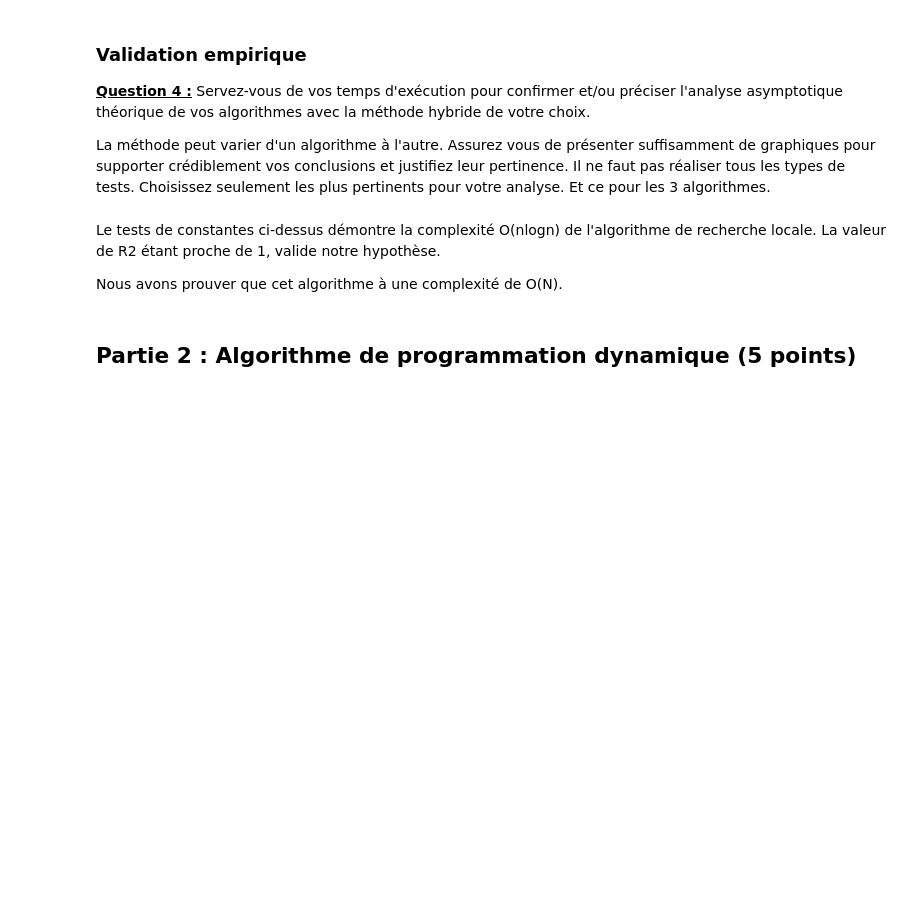
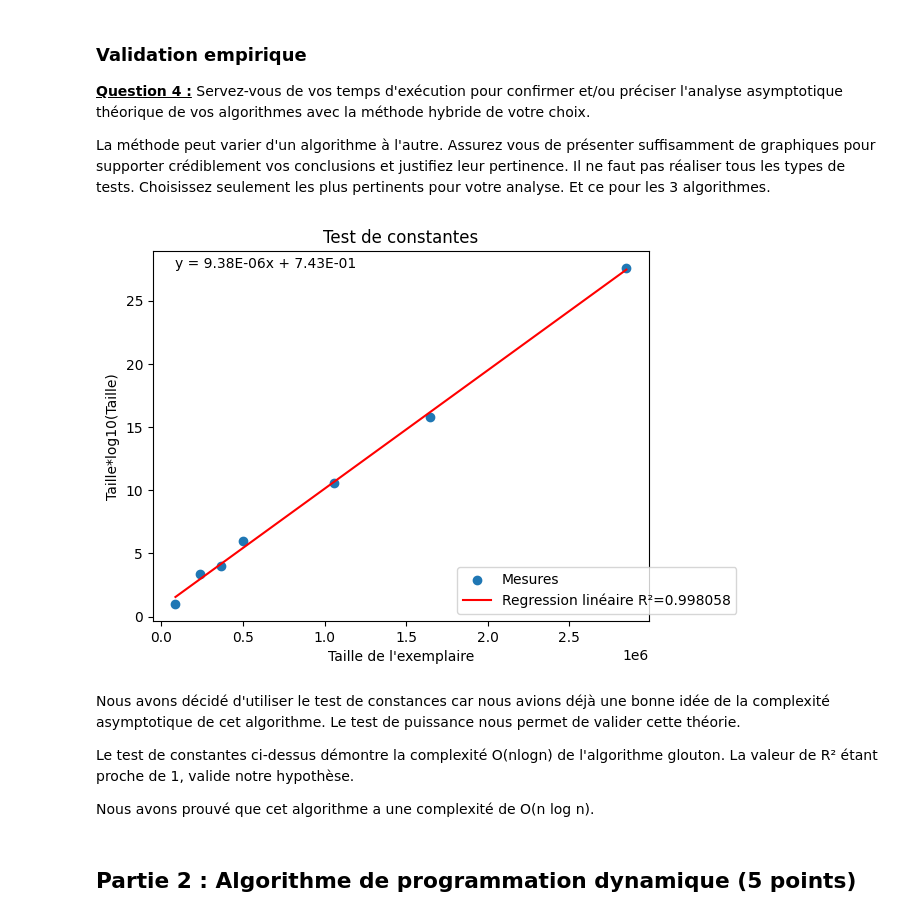
Before and after one commit to nath1416/Tp2-INF8775, a Jupyter notebook: TP2_H26_v3.ipynb, the cells around one changed output. Cells and saved outputs as stored; diff of their text form; code cells hidden in the pictures; blank space fills up the shorter version.

```diff
--- a/TP2_H26_v3.ipynb
+++ b/TP2_H26_v3.ipynb
@@ -481,15 +481,19 @@ La méthode peut varier d'un algorithme à l'autre. Assurez vous de présenter s
 # %%
 data_dict_ratio = {
     measure.size * log10(measure.size): measure.mean_time for measure in output
 }
 
 test_de_constantes(
-    data_dict_ratio, "Taille de l'exemplaire", "Temps moyen (ms) / Taille*log10(Taille)"
+    data_dict_ratio, "Taille de l'exemplaire", "Taille*log10(Taille)"
 )
+# %% [output]
+[figure, added]
 # %% [markdown]
-Le tests de constantes ci-dessus démontre la complexité O(nlogn) de l'algorithme de recherche locale. La valeur de R2 étant proche de 1, valide notre hypothèse.
+Nous avons décidé d'utiliser le test de constances car nous avions déjà une bonne idée de la complexité asymptotique de cet algorithme. Le test de puissance nous permet de valider cette théorie.
 
-Nous avons prouver que cet algorithme à  une complexité de O(N).
+Le test de constantes ci-dessus démontre la complexité O(nlogn) de l'algorithme glouton. La valeur de R² étant proche de 1, valide notre hypothèse.
+
+Nous avons prouvé que cet algorithme a une complexité de O(n log n).
 # %% [markdown]
 ## Partie 2 : Algorithme de programmation dynamique (5 points)
 # %% [markdown]
```
Also changed, not shown: parts of 11 cells of this notebook.
